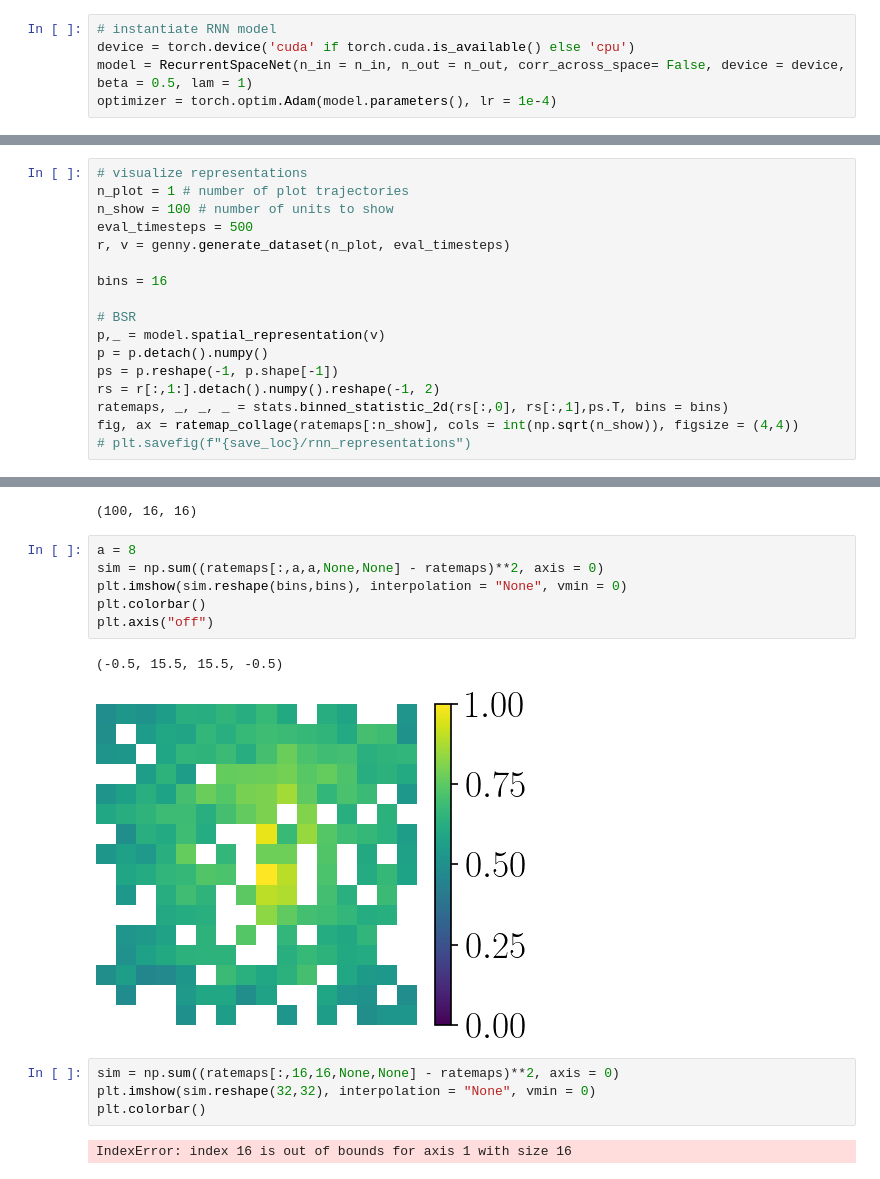
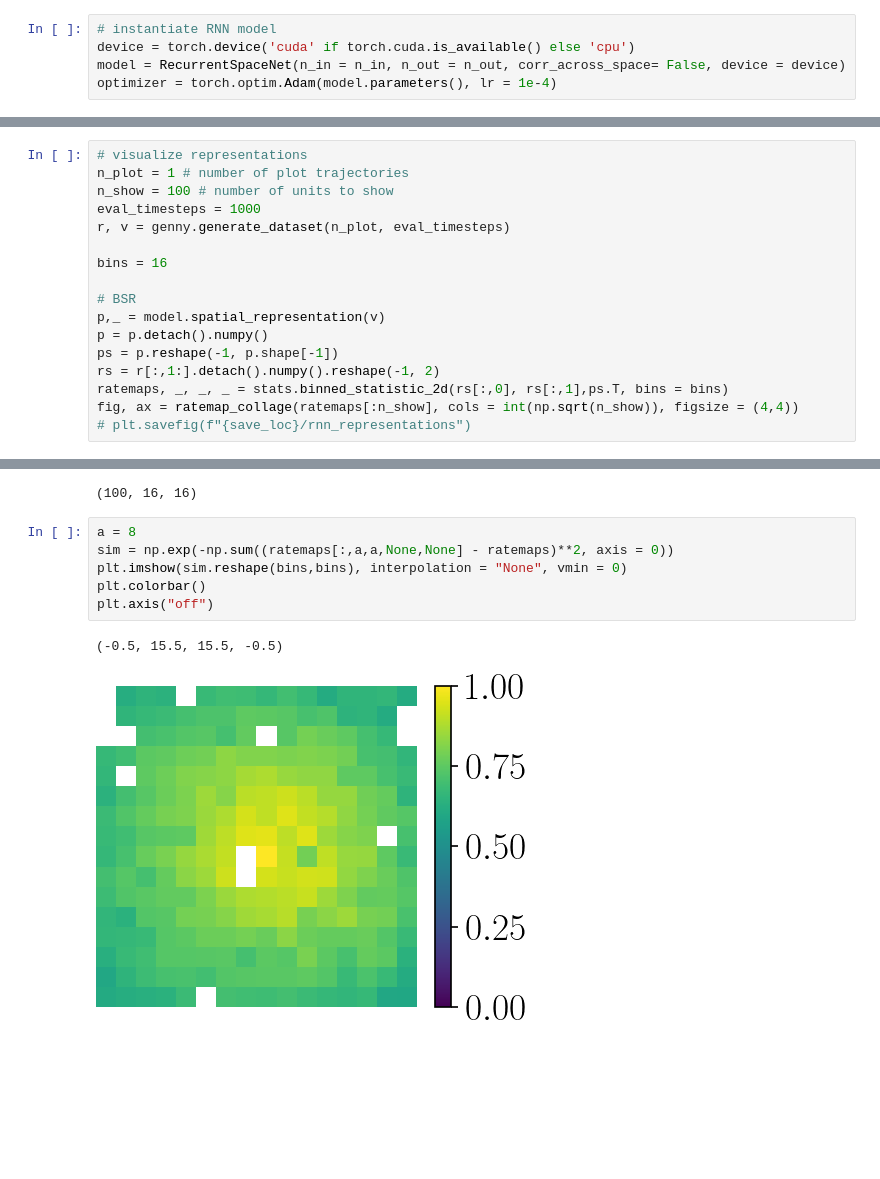
Before and after one commit to bioAI-Oslo/ConjunctiveRepresentations, a Jupyter notebook: Long_trajectory_rnn.ipynb, the cells around one changed output, grey strips where cells are left out. Drawn from its saved outputs; the diff is of its cells as text; blank space fills up the shorter version.

```diff
--- a/Long_trajectory_rnn.ipynb
+++ b/Long_trajectory_rnn.ipynb
@@ -30,7 +28,7 @@ n_out = 100 # no. of spatial representations
 # %%
 # instantiate RNN model
 device = torch.device('cuda' if torch.cuda.is_available() else 'cpu')
-model = RecurrentSpaceNet(n_in = n_in, n_out = n_out, corr_across_space= False, device = device, beta = 0.5, lam = 1)
+model = RecurrentSpaceNet(n_in = n_in, n_out = n_out, corr_across_space= False, device = device)
 optimizer = torch.optim.Adam(model.parameters(), lr = 1e-4)
 # %%
 genny = SimpleDatasetMaker(rayleigh_scale=0.1) # use simple dataset
@@ -68,7 +69,7 @@ Text(0, 0.5, 'Train Loss')
 # visualize representations
 n_plot = 1 # number of plot trajectories
 n_show = 100 # number of units to show
-eval_timesteps = 500
+eval_timesteps = 1000
 r, v = genny.generate_dataset(n_plot, eval_timesteps)
 
 bins = 16
@@ -89,16 +90,10 @@ ratemaps.shape
 (100, 16, 16)
 # %%
 a = 8
-sim = np.sum((ratemaps[:,a,a,None,None] - ratemaps)**2, axis = 0)
+sim = np.exp(-np.sum((ratemaps[:,a,a,None,None] - ratemaps)**2, axis = 0))
 plt.imshow(sim.reshape(bins,bins), interpolation = "None", vmin = 0)
 plt.colorbar()
 plt.axis("off")
 # %% [output]
 (-0.5, 15.5, 15.5, -0.5)
-[figure, old version]
+[figure, new version]
-# %%
-sim = np.sum((ratemaps[:,16,16,None,None] - ratemaps)**2, axis = 0)
-plt.imshow(sim.reshape(32,32), interpolation = "None", vmin = 0)
-plt.colorbar()
-# %% [output]
-IndexError: index 16 is out of bounds for axis 1 with size 16
```
Also changed, not shown: parts of 6 cells of this notebook, 5 other files.
